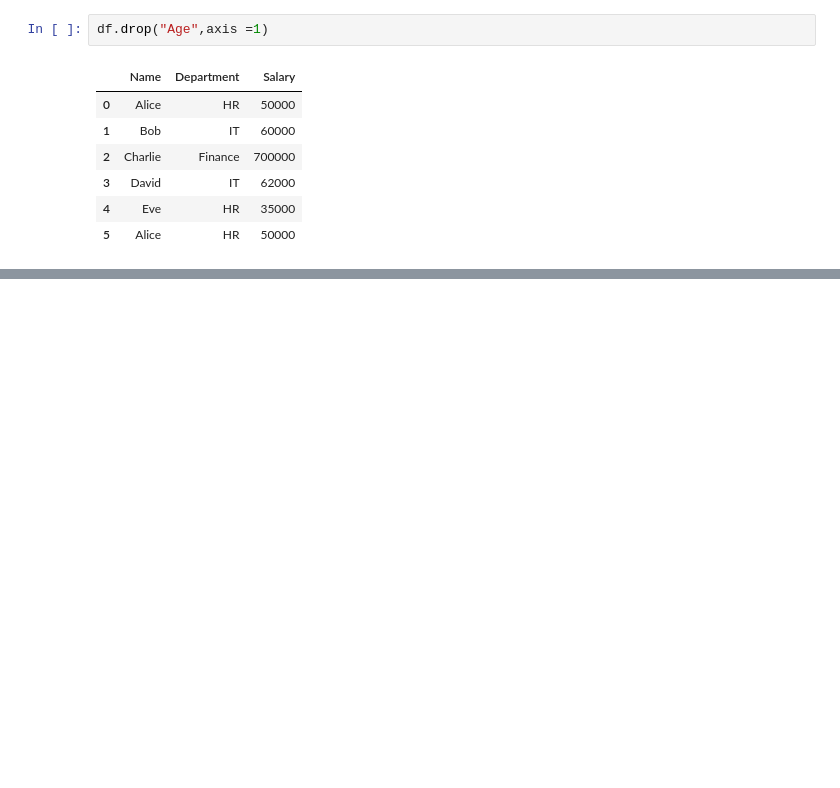
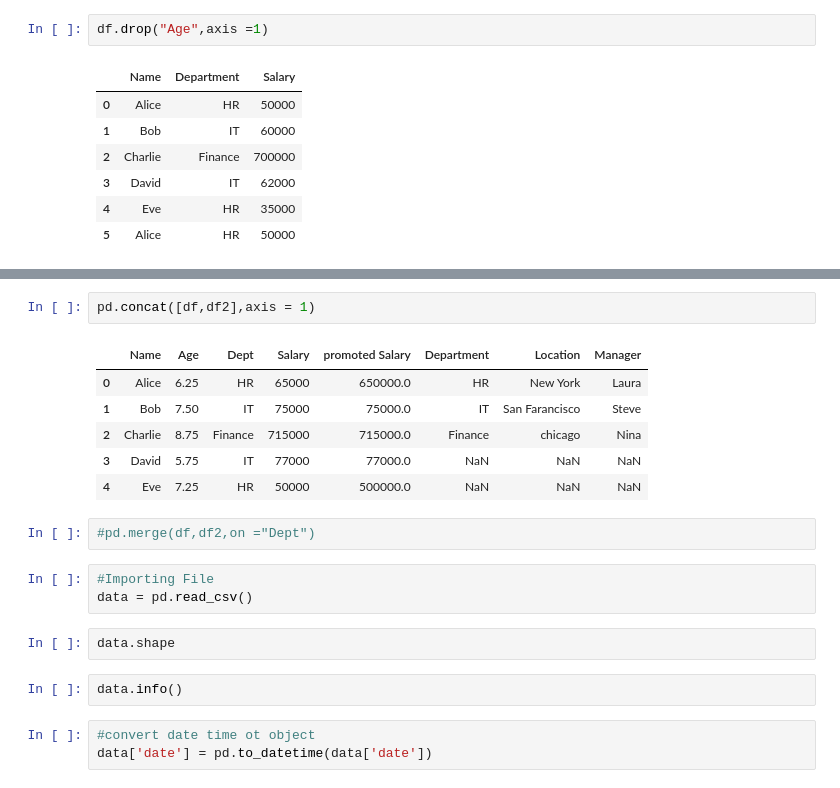
Before and after one commit to RutujaBidkar/Python_Workshop, a Jupyter notebook: Pandas.ipynb, the cells around one changed output, grey strips where cells are left out. Cells and saved outputs as stored; diff of their text form; blank space fills up the shorter version.

```diff
--- a/Pandas.ipynb
+++ b/Pandas.ipynb
@@ -285,0 +562,21 @@ df.drop("Age",axis =1)
+# %%
+pd.concat([df,df2],axis = 1)
+# %% [output]
+|  | Name | Age | Dept | Salary | promoted Salary | Department | Location | Manager |
+| 0 | Alice | 6.25 | HR | 65000 | 650000.0 | HR | New York | Laura |
+| 1 | Bob | 7.50 | IT | 75000 | 75000.0 | IT | San Farancisco | Steve |
+| 2 | Charlie | 8.75 | Finance | 715000 | 715000.0 | Finance | chicago | Nina |
+| 3 | David | 5.75 | IT | 77000 | 77000.0 | NaN | NaN | NaN |
+| 4 | Eve | 7.25 | HR | 50000 | 500000.0 | NaN | NaN | NaN |
+# %%
+#pd.merge(df,df2,on ="Dept")
+# %%
+#Importing File
+data = pd.read_csv()
+# %%
+data.shape
+# %%
+data.info()
+# %%
+#convert date time ot object
+data['date'] = pd.to_datetime(data['date'])
```
Also changed, not shown: parts of 30 cells of this notebook.
